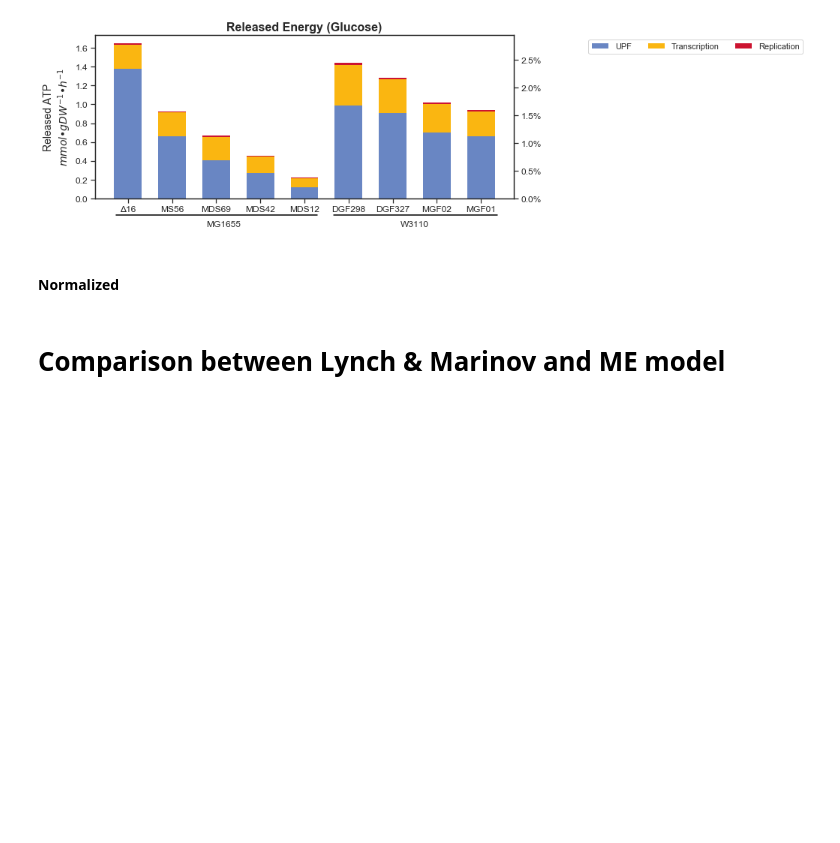
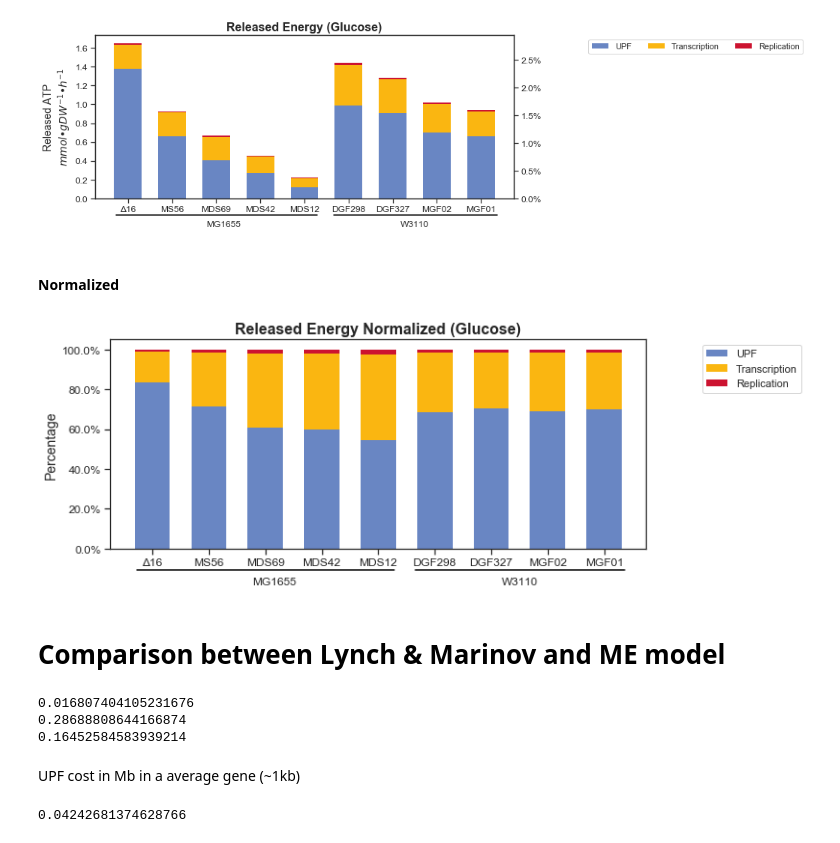
Before and after one commit to utrillalab/Cell_Resource_Minimization_Strategies, a Jupyter notebook: src/Energy.ipynb, the cells around one changed output. Drawn from its saved outputs; the diff is of its cells as text; code cells hidden in the pictures; blank space fills up the shorter version.

Commit message:
Lynch & Marinov
Comparison between Lynch & Marinov and ME model

```diff
--- a/src/Energy.ipynb
+++ b/src/Energy.ipynb
@@ -408,7 +408,27 @@ plot_energy_ME_proteome(strains, costos_calculados, ['UPF','Transcription','Repl
 # %% [output]
 (0.0, 1.7338690377998782) (0.0, 2.9445898010644305)
 [figure]
-# %% [markdown]
-#### Normalized
-# %% [markdown]
-# Comparison between Lynch & Marinov and ME model
+# %% [markdown]
+#### Normalized
+# %%
+plot_energy_ME_proteome(strains, costos_calculados, ['UPF','Transcription','Replication'], medio='Glucose',
+                 normalizado=True, eng=True, identifier='Multipanel_Energy_prot'  )
+# %% [output]
+[figure, added]
+# %% [markdown]
+# Comparison between Lynch & Marinov and ME model
+# %%
+print(replication_cost) # ATP per Mb
+print(transcription_tcost) # ATP per M b
+print(upf_cost ) # ATP per 1% of UPF
+# %% [output]
+0.016807404105231676
+0.28688808644166874
+0.16452584583939214
+# %% [markdown]
+UPF cost in Mb in a average gene (~1kb)
+# %%
+prot_glc = proteomic_data.Glucosa.mean() /proteomic_data.Glucosa.sum()*100
+avprot_glc
+# %% [output]
+0.04242681374628766
```
Also changed, not shown: parts of 11 cells of this notebook.
